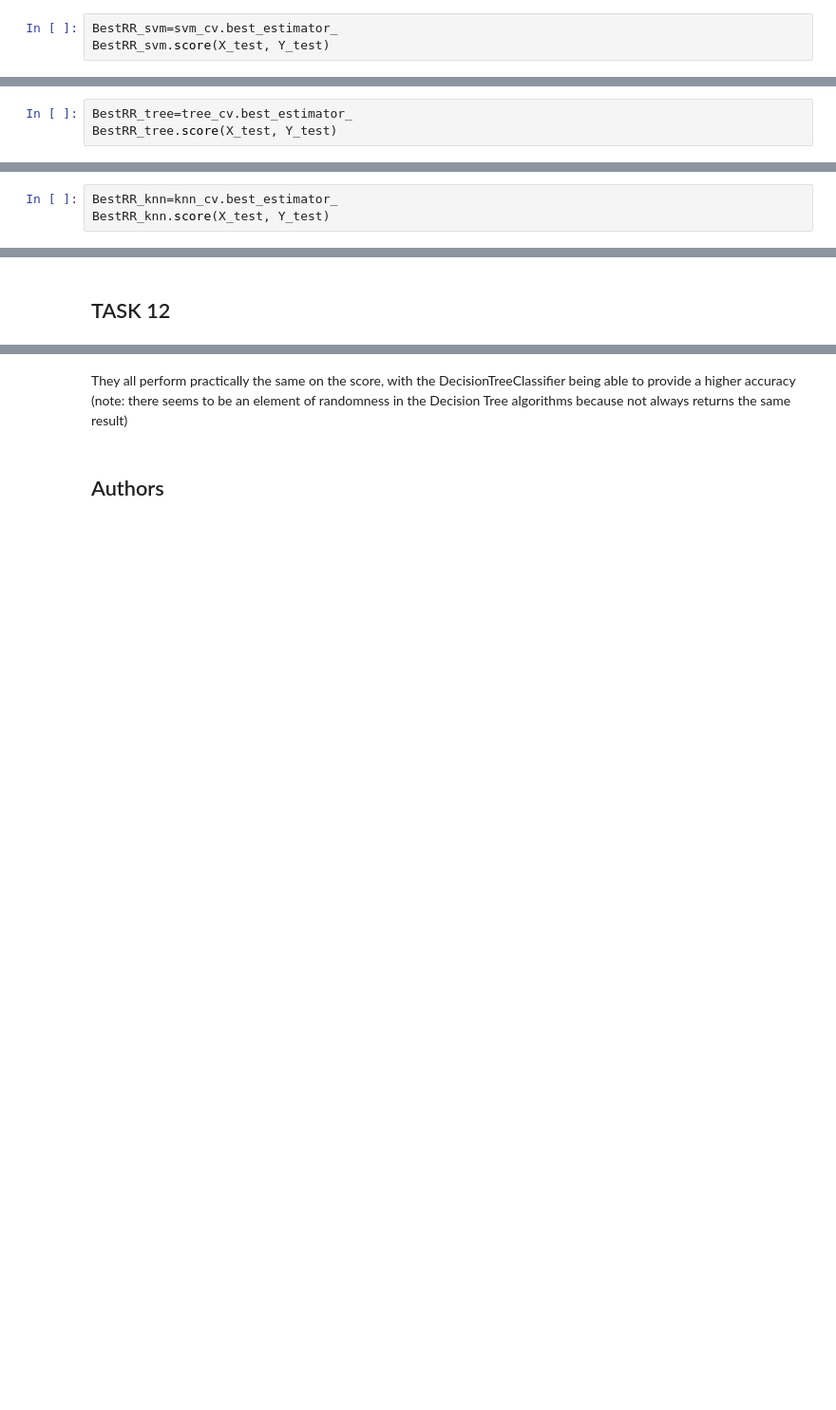
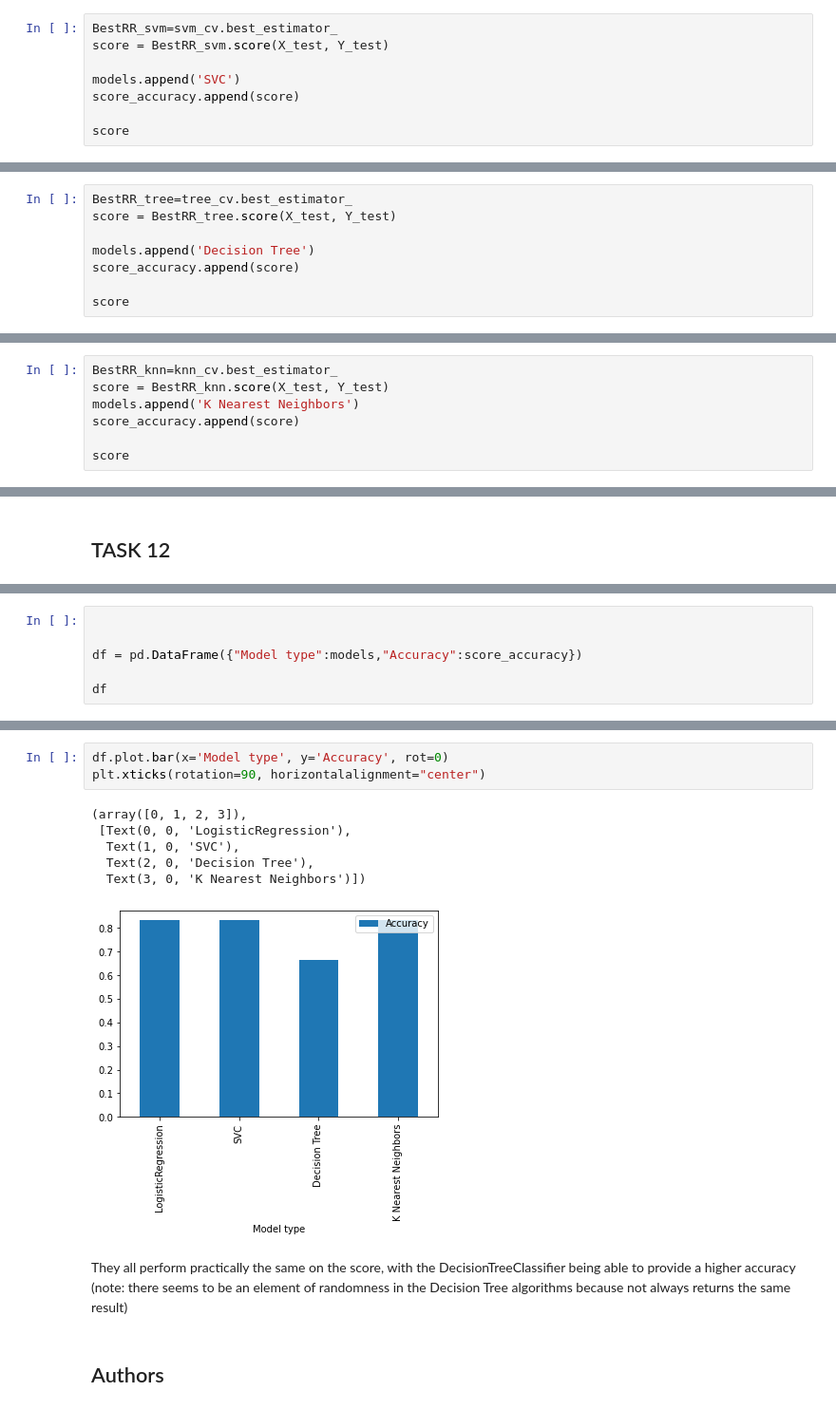
Before and after one commit to massimobertuzzi/IBM-DATA-SCIENCE-PROFESSIONAL-CERTIFICATE-Capstone-Project, a Jupyter notebook: 007-SpaceX_Machine_Learning_Prediction.ipynb, the cells around one changed output, grey strips where cells are left out. Shown at 95% size. Saved outputs shown, nothing was run; the diff lists cells and outputs as text; blank space fills up the shorter version.

```diff
--- a/007-SpaceX_Machine_Learning_Prediction.ipynb
+++ b/007-SpaceX_Machine_Learning_Prediction.ipynb
@@ -238,7 +247,12 @@ accuracy : 0.8482142857142856
 Calculate the accuracy on the test data using the method <code>score</code>:
 # %%
 BestRR_svm=svm_cv.best_estimator_
-BestRR_svm.score(X_test, Y_test)
+score = BestRR_svm.score(X_test, Y_test)
+
+models.append('SVC')
+score_accuracy.append(score)
+
+score
 # %% [output]
 0.8333333333333334
 # %% [markdown]
@@ -284,5 +298,10 @@ accuracy : 0.875
 Calculate the accuracy of tree_cv on the test data using the method <code>score</code>:
 # %%
 BestRR_tree=tree_cv.best_estimator_
-BestRR_tree.score(X_test, Y_test)
+score = BestRR_tree.score(X_test, Y_test)
+
+models.append('Decision Tree')
+score_accuracy.append(score)
+
+score
 # %% [output]
@@ -325,6 +344,10 @@ Calculate the accuracy of tree_cv on the test data using the method <code>score<
 # %%
 BestRR_knn=knn_cv.best_estimator_
-BestRR_knn.score(X_test, Y_test)
+score = BestRR_knn.score(X_test, Y_test)
+models.append('K Nearest Neighbors')
+score_accuracy.append(score)
+
+score
 # %% [output]
 0.8333333333333334
 # %% [markdown]
@@ -340,0 +364,6 @@ Find the method performs best:
+# %%
+
+
+df = pd.DataFrame({"Model type":models,"Accuracy":score_accuracy})
+
+df
@@ -341,3 +376,13 @@ Find the method performs best:
+# %%
+df.plot.bar(x='Model type', y='Accuracy', rot=0)
+plt.xticks(rotation=90, horizontalalignment="center")
+# %% [output]
+(array([0, 1, 2, 3]),
+ [Text(0, 0, 'LogisticRegression'),
+  Text(1, 0, 'SVC'),
+  Text(2, 0, 'Decision Tree'),
+  Text(3, 0, 'K Nearest Neighbors')])
+[figure, added]
 # %% [markdown]
 They all perform practically the same on the score, with the DecisionTreeClassifier being able to provide a higher accuracy (note: there seems to be an element of randomness in the  Decision Tree algorithms because not always returns the same result)
 # %% [markdown]
```
Also changed, not shown: parts of 11 cells of this notebook.
